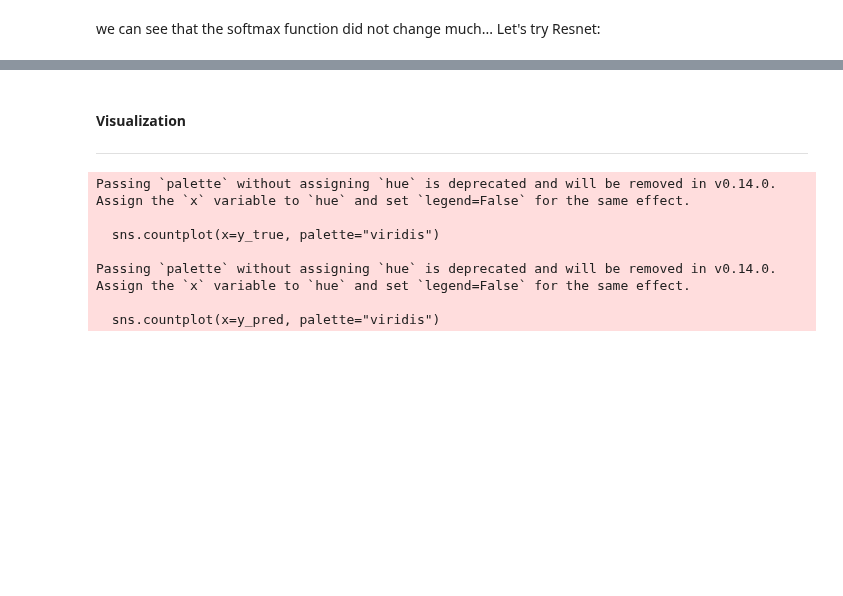
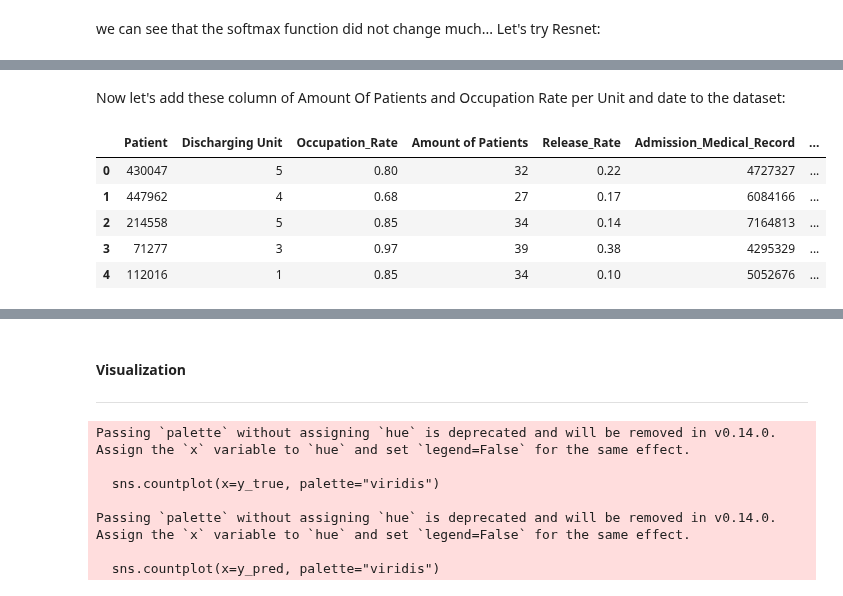
Before and after one commit to RyanWri/data-science2-lab-final-project, a Jupyter notebook: src/team_11/team11_results.ipynb, the cells around one changed output, grey strips where cells are left out. Cells and saved outputs as stored; diff of their text form; code cells hidden in the pictures; blank space fills up the shorter version.

```diff
--- a/src/team_11/team11_results.ipynb
+++ b/src/team_11/team11_results.ipynb
@@ -367,0 +455,13 @@ We can see that even with Resnet we don't get good results, So it could be that
+# %% [markdown]
+Now let's add these column of Amount Of Patients and Occupation Rate per Unit and date to the dataset:
+# %%
+clean_hospitalization2_df_encoded_with_release_rate_and_occupation = Task21.add_occupation_and_patient_columns(hospitalization_df=clean_hospitazation2_df_encoded_with_release_rate, occupancy_df=units_occupation_df_translated, discharging_unit_col='Discharging Unit', release_date_cols=['Release_Date','Release_Date2'], occupancy_unit_col='Unit', occupancy_rate_col='Occupation Rate', occupancy_date_col='Date', amount_patients_col='Amount Of Patients')
+clean_hospitalization2_df_encoded_with_release_rate_and_occupation.to_csv(os.path.join(rehospitalization_dir,"clean_hospitalization2_df_encoded_with_release_rate_and_occupation.csv"),index=False)
+clean_hospitalization2_df_encoded_with_release_rate_and_occupation.head()
+# %% [output]
+|  | Patient | Discharging Unit | Occupation_Rate | Amount of Patients | Release_Rate | Admission_Medical_Record | ... |
+| 0 | 430047 | 5 | 0.80 | 32 | 0.22 | 4727327 | ... |
+| 1 | 447962 | 4 | 0.68 | 27 | 0.17 | 6084166 | ... |
+| 2 | 214558 | 5 | 0.85 | 34 | 0.14 | 7164813 | ... |
+| 3 | 71277 | 3 | 0.97 | 39 | 0.38 | 4295329 | ... |
+| 4 | 112016 | 1 | 0.85 | 34 | 0.10 | 5052676 | ... |
```
Also changed, not shown: parts of 29 cells of this notebook, 5 other files.
